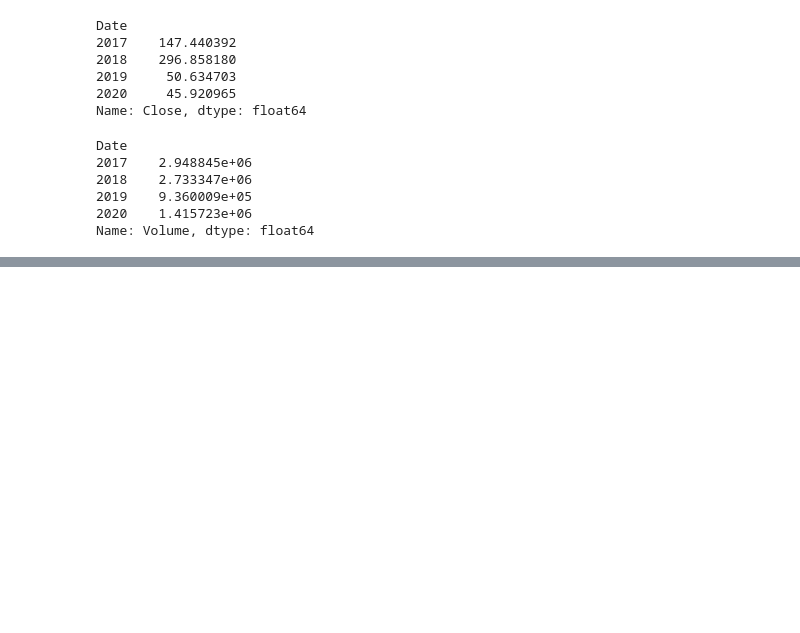
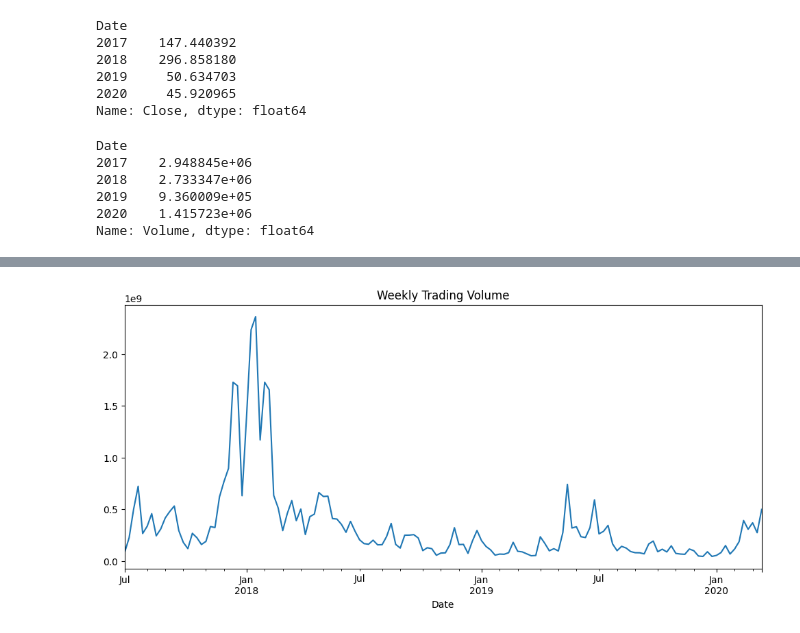
Before and after one commit to anushanarayana95/ai-engineer-journey, a Jupyter notebook: 01_pandas_data_analysis/pandadatetime.ipynb, the cells around one changed output, grey strips where cells are left out. Saved outputs shown, nothing was run; the diff lists cells and outputs as text; code cells hidden in the pictures; blank space fills up the shorter version.

```diff
--- a/01_pandas_data_analysis/pandadatetime.ipynb
+++ b/01_pandas_data_analysis/pandadatetime.ipynb
@@ -428,0 +494,6 @@ Name: Volume, dtype: float64
+# %%
+df['Volume'].resample('W').sum().plot(figsize=(12,5))
+plt.title("Weekly Trading Volume")
+plt.show()
+# %% [output]
+[figure, added]
```
Also changed, not shown: parts of 13 cells of this notebook, 3 other files.
